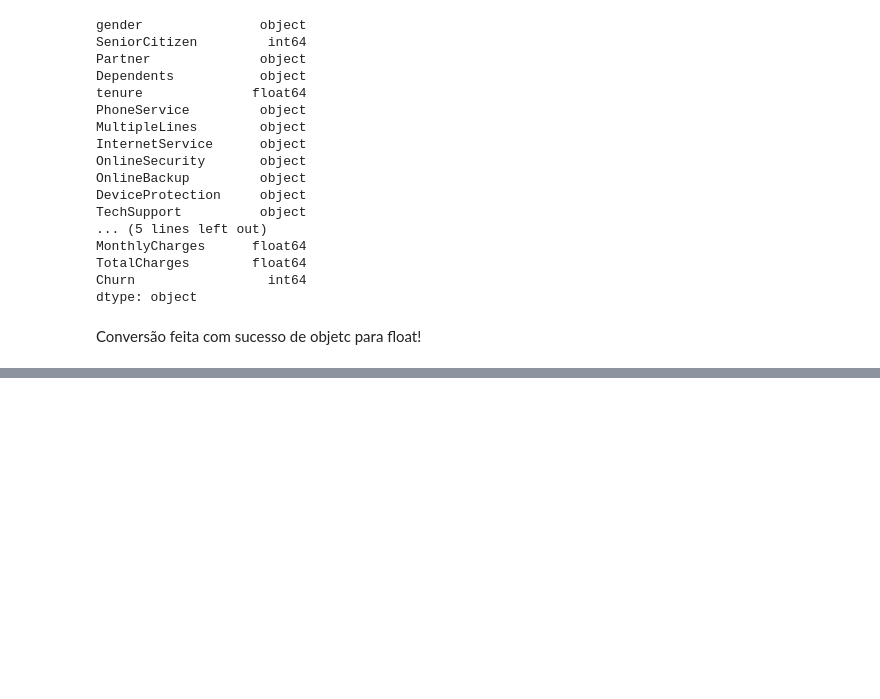
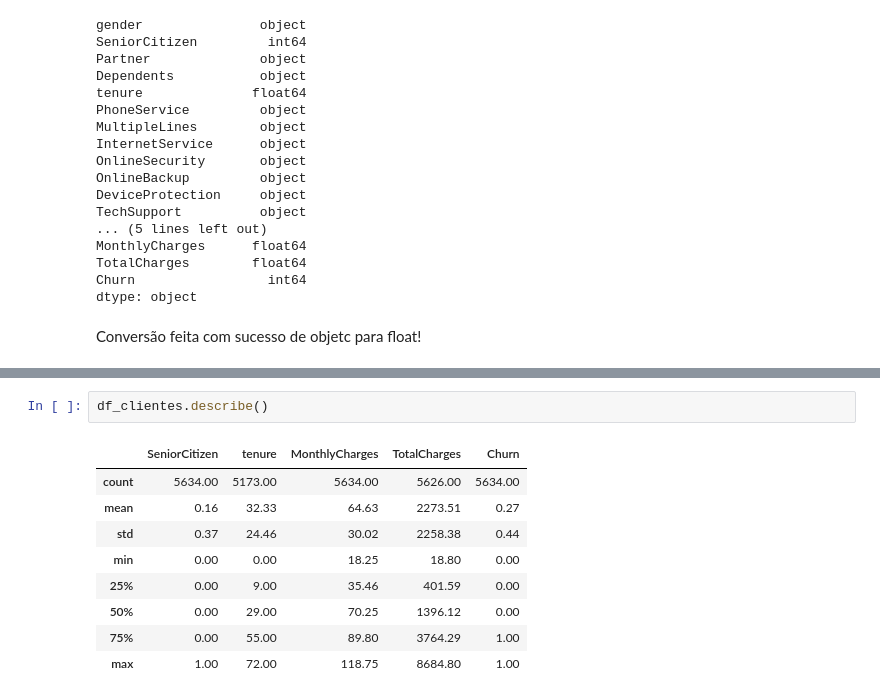
Before and after one commit to rhyanfrazao/projeto-classificacao-churn, a Jupyter notebook: projeto-classificacao-churn.ipynb, the cells around one changed output, grey strips where cells are left out. Saved outputs shown, nothing was run; the diff lists cells and outputs as text; blank space fills up the shorter version.

```diff
--- a/projeto-classificacao-churn.ipynb
+++ b/projeto-classificacao-churn.ipynb
@@ -200,0 +205,12 @@ Conversão feita com sucesso de objetc para float!
+# %%
+df_clientes.describe()
+# %% [output]
+|  | SeniorCitizen | tenure | MonthlyCharges | TotalCharges | Churn |
+| count | 5634.00 | 5173.00 | 5634.00 | 5626.00 | 5634.00 |
+| mean | 0.16 | 32.33 | 64.63 | 2273.51 | 0.27 |
+| std | 0.37 | 24.46 | 30.02 | 2258.38 | 0.44 |
+| min | 0.00 | 0.00 | 18.25 | 18.80 | 0.00 |
+| 25% | 0.00 | 9.00 | 35.46 | 401.59 | 0.00 |
+| 50% | 0.00 | 29.00 | 70.25 | 1396.12 | 0.00 |
+| 75% | 0.00 | 55.00 | 89.80 | 3764.29 | 1.00 |
+| max | 1.00 | 72.00 | 118.75 | 8684.80 | 1.00 |
```
Also changed, not shown: parts of 12 cells of this notebook.
